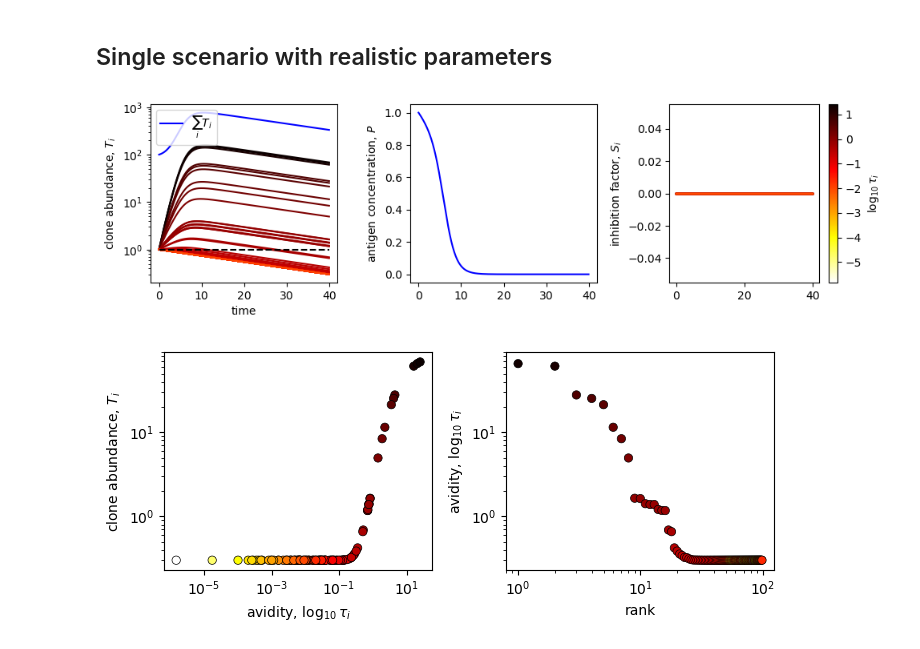
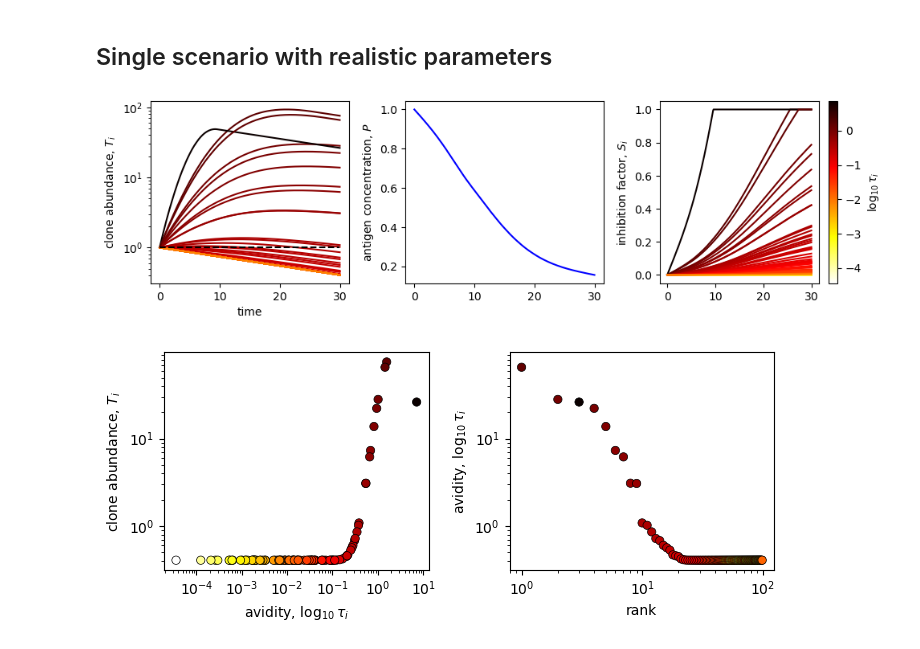
Before and after one commit to statbiophys/TT-inhibition, a Jupyter notebook: dyn_example.ipynb, the cells around one changed output. Saved outputs shown, nothing was run; the diff lists cells and outputs as text; code cells hidden in the pictures.

```diff
--- a/dyn_example.ipynb
+++ b/dyn_example.ipynb
@@ -9,53 +9,52 @@ import utils as ut
 ## Single scenario with realistic parameters
 # %%
 # Sampling taus from lognormal with default parameters
-logmean, logstd, n_samples = -4, 2.5, 100
-taus = ut.sample_taus_lognorm(logmean, logstd, n_samples)
+tau_samp = ut.tau_sampler_lognorm()
 
 # Defining the default realistic paramters
-pars = ut.TT_params(taus, alpha0=0.0)
+pars = ut.TT_params(tau_samp.taus, alpha0=1e-4, beta0=1)
 
 # Integration parameters
-t_steps, dt, traj_steps = 10000, 0.004, 30
+t_steps, traj_steps, dt = 10000, 30, 0.003
 # %%
 times, T_trajs, P_trajs, S_trajs = ut.run_setting(pars, t_steps, dt, traj_steps=traj_steps)
 T_tot = np.sum(T_trajs, axis=1)
 # %%
 fig, (ax1, ax2, ax3) = plt.subplots(1,3,figsize=(10,3))
 
 ax1.set_yscale('log')
 ax1.set_xlabel('time')
 ax1.set_ylabel(r'clone abundance, $T_i$')
 cmap = colormaps.get_cmap('hot_r')
-cmap_norm = plt.Normalize(vmin=min(np.log10(taus)), vmax=max(np.log10(taus)))
+cmap_norm = plt.Normalize(vmin=min(np.log10(pars.taus)), vmax=max(np.log10(pars.taus)))
 for i, Ts in enumerate(T_trajs.T):
-    color = cmap(cmap_norm(np.log10(taus[i])))
+    color = cmap(cmap_norm(np.log10(pars.taus[i])))
     ax1.plot(times, Ts, c=color)
 
-ax1.plot(times, T_tot, c='b', label=r'$\sum_i T_i$')
+#ax1.plot(times, T_tot, c='b', label=r'$\sum_i T_i$')
 ax1.plot(times, np.ones(len(times)), c='k', ls='--')
-ax1.legend()
+#ax1.legend()
 
 ax2.set_ylabel(r'antigen concentration, $P$')
 ax2.plot(times, P_trajs, c='b')
 
 ax3.set_ylabel(r'inhibition factor, $S_i$')
 for i, Ss in enumerate(S_trajs.T):
-    color = cmap(cmap_norm(np.log10(taus[i])))
+    color = cmap(cmap_norm(np.log10(pars.taus[i])))
     ax3.plot(times, Ss, c=color)
 
 sm = plt.cm.ScalarMappable(cmap=cmap, norm=cmap_norm)
 sm.set_array([])
 fig.colorbar(sm, ax=ax3, label=r'$\log_{10} \tau_i$')
 
 plt.tight_layout()
 
 name = 'dyn_realistic'
 plt.savefig('plots/'+name+'.svg', dpi=200, facecolor='w')
 
-pars.print_on_file('plots/', name+'_pars', {'logmean':logmean, 'logstd':logstd, 'n_samples':n_samples})
+pars.print_on_file('plots/', name+'_pars', tau_samp.get_pars())
 # %% [output]
-[figure, old version]
+[figure, new version]
 # %%
 fig, (ax1, ax2) = plt.subplots(1,2,figsize=(7,3))
 
@@ -63,7 +62,7 @@ ax1.set_xscale('log')
 ax1.set_yscale('log')
 ax1.set_xlabel(r'avidity, $\log_{10} \tau_i$')
 ax1.set_ylabel(r'clone abundance, $T_i$')
-ax1.scatter(taus, T_trajs[-1], c=np.log10(taus), cmap=cmap, edgecolor='black', linewidth=0.5)
+ax1.scatter(pars.taus, T_trajs[-1], c=np.log10(pars.taus), cmap=cmap, edgecolor='black', linewidth=0.5)
 
 ax2.set_xscale('log')
 ax2.set_yscale('log')
@@ -71,9 +70,9 @@ ax2.set_ylabel(r'avidity, $\log_{10} \tau_i$')
 ax2.set_xlabel(r'rank')
 sort_ids = np.argsort(T_trajs[-1])[::-1]
 ranks = np.arange(len(T_trajs[-1]))
-ax2.scatter(ranks, T_trajs[-1][sort_ids], c=np.log10(taus)[sort_ids], cmap=cmap, edgecolor='black', linewidth=0.5)
+ax2.scatter(ranks, T_trajs[-1][sort_ids], c=np.log10(pars.taus)[sort_ids], cmap=cmap, edgecolor='black', linewidth=0.5)
 
 plt.tight_layout()
 plt.savefig('plots/'+name+'_ab_stats.svg', dpi=200, facecolor='w')
 # %% [output]
-[figure, old version]
+[figure, new version]
```
Also changed, not shown: 8 other files.
